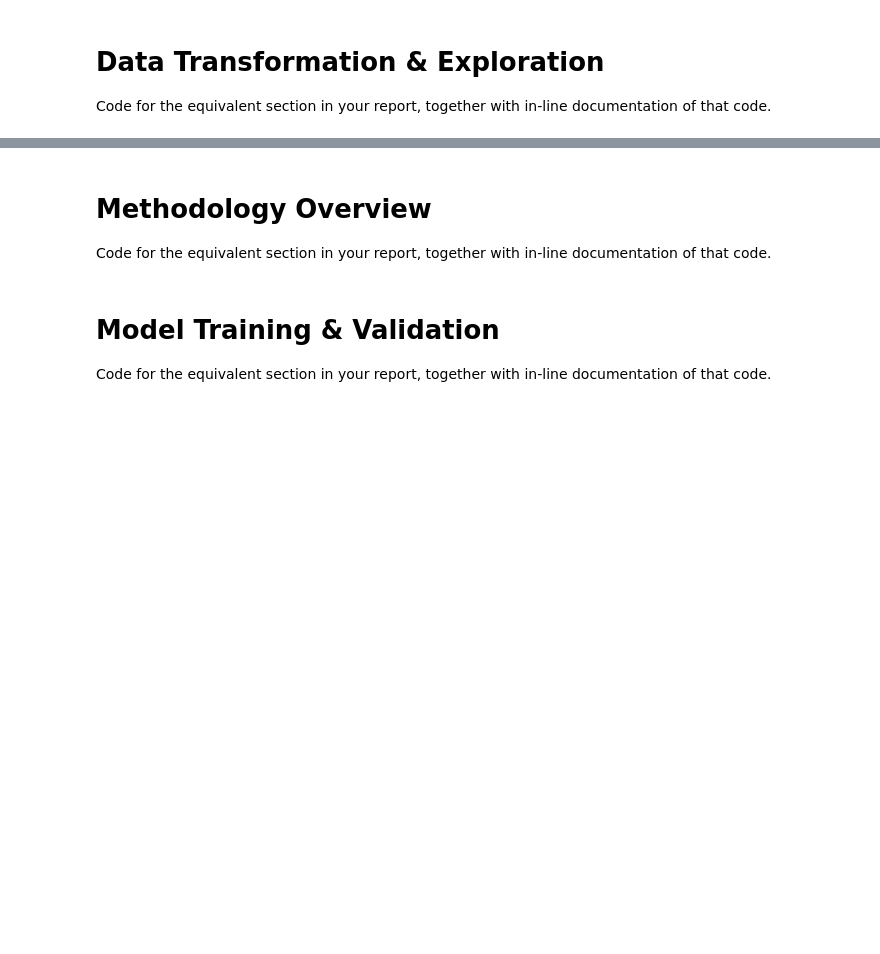
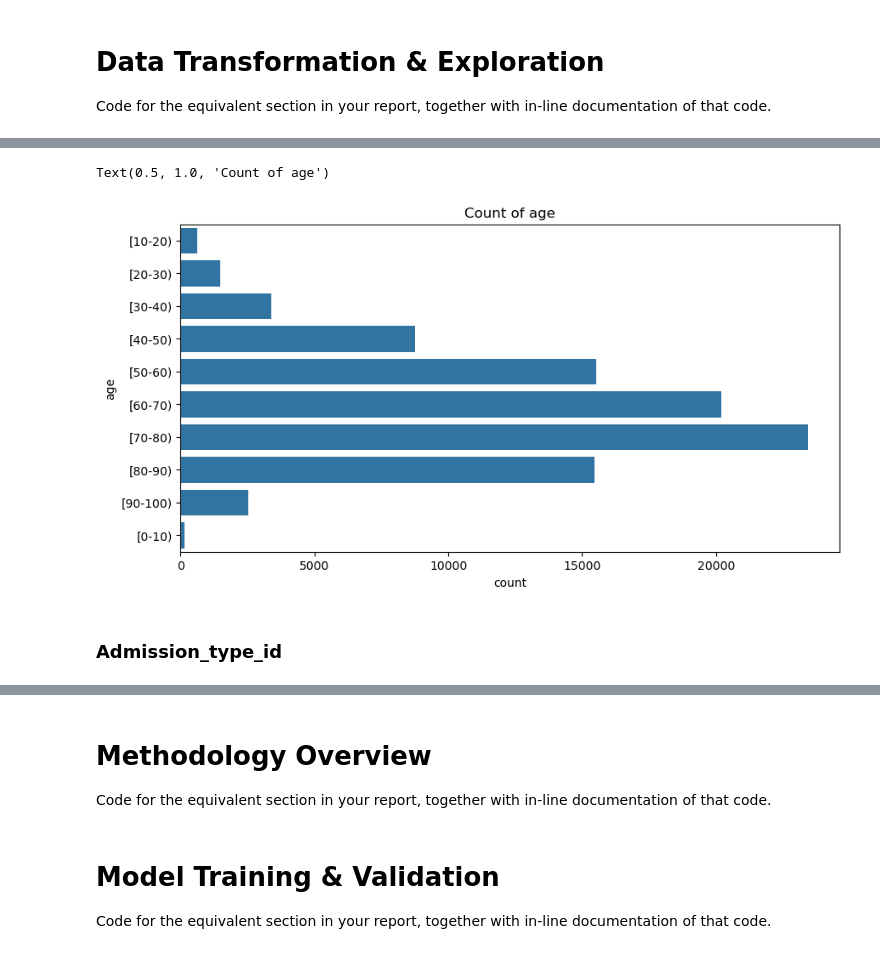
Before and after one commit to Tetetetetetetet/ML-Summer-Course, a Jupyter notebook: report.ipynb, the cells around one changed output, grey strips where cells are left out. Drawn from its saved outputs; the diff is of its cells as text; code cells hidden in the pictures; blank space fills up the shorter version.

```diff
--- a/report.ipynb
+++ b/report.ipynb
@@ -26,0 +263,8 @@ that code.
+# %%
+plt.figure(figsize=(10,5))
+sns.countplot(y = train_data['age']).set_title('Count of age')
+# %% [output]
+Text(0.5, 1.0, 'Count of age')
+[figure, added]
+# %% [markdown]
+### Admission_type_id
```
Also changed, not shown: parts of 131 cells of this notebook.
